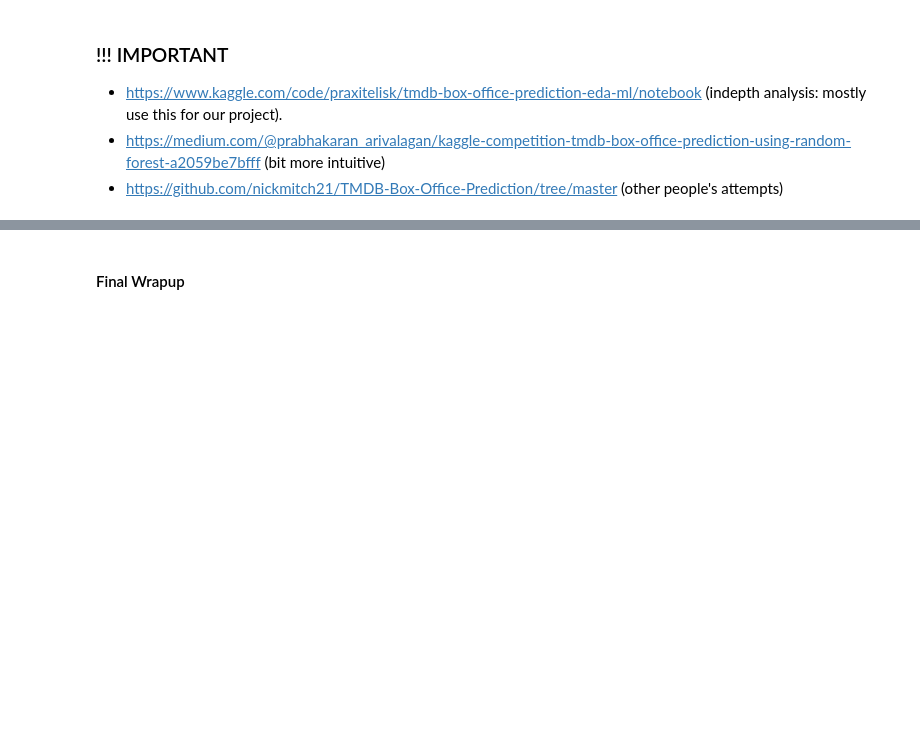
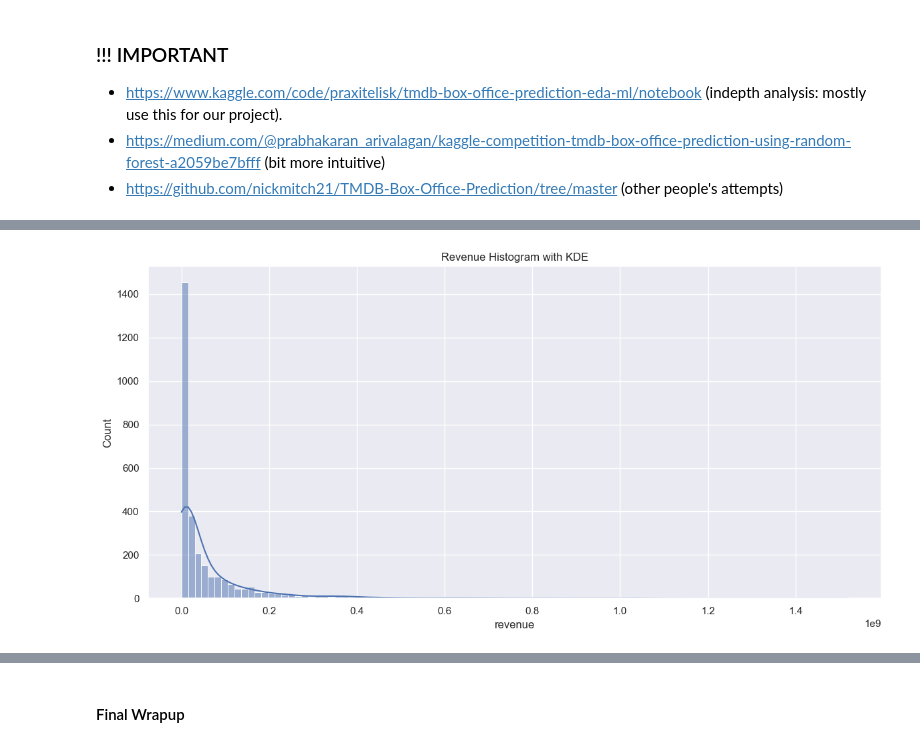
Before and after one commit to aatmiyasilwal/FITE3010-Kaggle-Competition, a Jupyter notebook: FITE3010_Kaggle_Pipeline.ipynb, the cells around one changed output, grey strips where cells are left out. Saved outputs shown, nothing was run; the diff lists cells and outputs as text; code cells hidden in the pictures; blank space fills up the shorter version.

```diff
--- a/FITE3010_Kaggle_Pipeline.ipynb
+++ b/FITE3010_Kaggle_Pipeline.ipynb
@@ -17,3 +17,15 @@ For this, we need to ensure that the necessary requirements are setup accordingl
 - https://www.kaggle.com/code/praxitelisk/tmdb-box-office-prediction-eda-ml/notebook (indepth analysis: mostly use this for our project).
 - https://medium.com/@prabhakaran_arivalagan/kaggle-competition-tmdb-box-office-prediction-using-random-forest-a2059be7bfff (bit more intuitive)
 - https://github.com/nickmitch21/TMDB-Box-Office-Prediction/tree/master (other people's attempts)
+# %%
+import numpy as np
+import pandas as pd
+import matplotlib.pyplot as plt
+import seaborn as sns
+from sklearn.metrics import r2_score, mean_absolute_error, mean_squared_error
+from wordcloud import WordCloud
+from sklearn.ensemble import RandomForestRegressor
+from sklearn.model_selection import train_test_split
+
+train =pd.read_csv('data/train.csv')
+test = pd.read_csv("data/test.csv")
@@ -19,0 +122,23 @@ For this, we need to ensure that the necessary requirements are setup accordingl
+# %%
+#majority are null for these columns, so we remove these columns
+
+train.drop(['belongs_to_collection'], axis=1, inplace=True)
+test.drop(['belongs_to_collection'], axis=1, inplace=True)
+
+train.drop(['homepage'], axis=1, inplace=True)
+test.drop(['homepage'], axis=1, inplace=True)
+
+#irrelevant to our purpose
+train.drop(['imdb_id'], axis=1, inplace=True)
+test.drop(['imdb_id'], axis=1, inplace=True)
+# %%
+#revenue distrbution
+f, ax = plt.subplots(1, figsize=(12,6))
+
+sns.histplot(train.revenue, kde=True, bins=100)
+ax.set_title("Revenue Histogram with KDE")
+f.tight_layout()
+
+train["log_revenue"] = np.log1p(train["revenue"])
+# %% [output]
+[figure, added]
```
Also changed, not shown: parts of 13 cells of this notebook.
